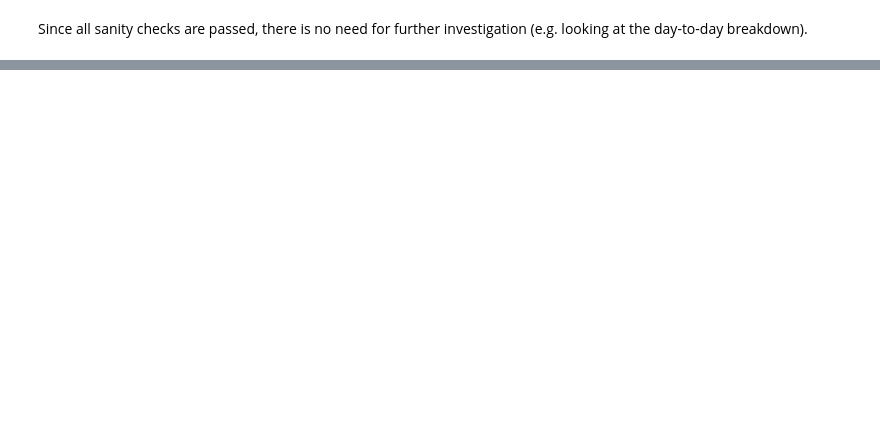
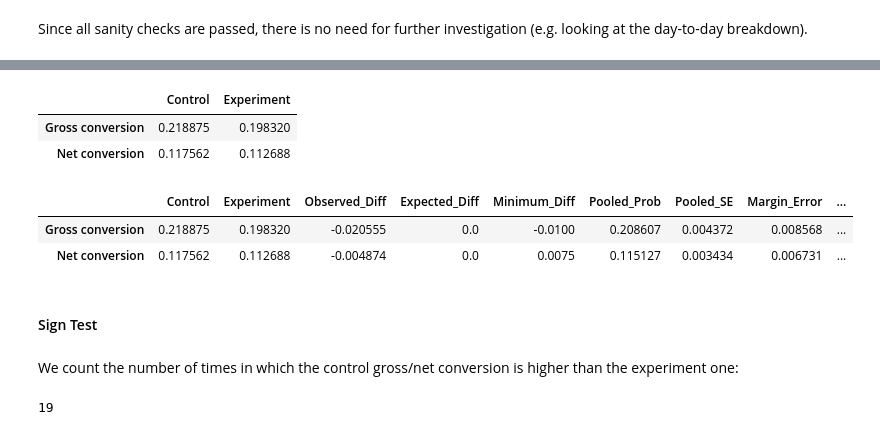
Before and after one commit to rmondini/udacity-AB-testing, a Jupyter notebook: main.ipynb, the cells around one changed output, grey strips where cells are left out. Drawn from its saved outputs; the diff is of its cells as text; code cells hidden in the pictures; blank space fills up the shorter version.

```diff
--- a/main.ipynb
+++ b/main.ipynb
@@ -54,7 +54,7 @@ We also define the practical significance boundary for each evaluation metric (d
 num_eval_metrics = 3
 
 # gross conversion
-d_min_gross_conv = 0.01
+d_min_gross_conv = -0.01
 
 # net conversion
 d_min_net_conv = 0.0075
@@ -313,0 +318,43 @@ Since all sanity checks are passed, there is no need for further investigation (
+# %%
+eval_metrics_df = pd.DataFrame({'Control':pd.Series([final_results_df.loc['Enrollments','Control']/final_results_df.loc['Clicks','Control'],
+                                                     final_results_df.loc['Payments','Control']/final_results_df.loc['Clicks','Control']],
+                                                    index=['Gross conversion','Net conversion']),
+                                'Experiment':pd.Series([final_results_df.loc['Enrollments','Experiment']/final_results_df.loc['Clicks','Experiment'],
+                                                        final_results_df.loc['Payments','Experiment']/final_results_df.loc['Clicks','Experiment']],
+                                                       index=['Gross conversion','Net conversion'])})
+eval_metrics_df
+# %% [output]
+|  | Control | Experiment |
+| Gross conversion | 0.218875 | 0.198320 |
+| Net conversion | 0.117562 | 0.112688 |
+# %%
+def pass_practical_test(row):
+
+    if row['Minimum_Diff']>=0:
+        return row['Minimum_Diff']<row['Lower_CI']
+    else:
+        return row['Minimum_Diff']>row['Upper_CI']
+# %%
+eval_metrics_df['Observed_Diff'] = eval_metrics_df['Experiment']-eval_metrics_df['Control']
+eval_metrics_df['Expected_Diff'] = 0.0
+eval_metrics_df['Minimum_Diff'] = [d_min_gross_conv,d_min_net_conv]
+
+pooled_prob_gross_conv = (final_results_df.loc['Enrollments','Control']+final_results_df.loc['Enrollments','Experiment'])/(final_results_df.loc['Clicks','Control']+final_results_df.loc['Clicks','Experiment'])
+pooled_prob_net_conv = (final_results_df.loc['Payments','Control']+final_results_df.loc['Payments','Experiment'])/(final_results_df.loc['Clicks','Control']+final_results_df.loc['Clicks','Experiment'])
+eval_metrics_df['Pooled_Prob'] = [pooled_prob_gross_conv,pooled_prob_net_conv]
+eval_metrics_df['Pooled_SE'] = np.sqrt(eval_metrics_df['Pooled_Prob']*(1-eval_metrics_df['Pooled_Prob'])*(1/final_results_df.loc['Clicks','Control']+1/final_results_df.loc['Clicks','Experiment']))
+
+eval_metrics_df['Margin_Error'] = 1.96*eval_metrics_df['Pooled_SE']
+eval_metrics_df['Lower_CI'] = eval_metrics_df['Observed_Diff']-eval_metrics_df['Margin_Error']
+eval_metrics_df['Upper_CI'] = eval_metrics_df['Observed_Diff']+eval_metrics_df['Margin_Error']
+
+eval_metrics_df['Pass_Stat_Test'] = eval_metrics_df.apply(lambda x: False if x['Expected_Diff']>=x['Lower_CI'] and x['Expected_Diff']<=x['Upper_CI'] else True, axis=1)
+eval_metrics_df['Pass_Prac_Test'] = eval_metrics_df.apply(pass_practical_test, axis=1)
+# %%
+eval_metrics_df
+# %% [output]
+|  | Control | Experiment | Observed_Diff | Expected_Diff | Minimum_Diff | Pooled_Prob | Pooled_SE | Margin_Error | ... |
+| Gross conversion | 0.218875 | 0.198320 | -0.020555 | 0.0 | -0.0100 | 0.208607 | 0.004372 | 0.008568 | ... |
+| Net conversion | 0.117562 | 0.112688 | -0.004874 | 0.0 | 0.0075 | 0.115127 | 0.003434 | 0.006731 | ... |
+# %% [markdown]
+#### Sign Test
@@ -313,0 +371,7 @@ Since all sanity checks are passed, there is no need for further investigation (
+# %% [markdown]
+We count the number of times in which the control gross/net conversion is higher than the experiment one:
+# %%
+gross_conv_k = sum(sign_test_df['Gross_Conversion_Control']>sign_test_df['Gross_Conversion_Experiment'])
+gross_conv_k
+# %% [output]
+19
```
Also changed, not shown: parts of 10 cells of this notebook, 1 other file.
